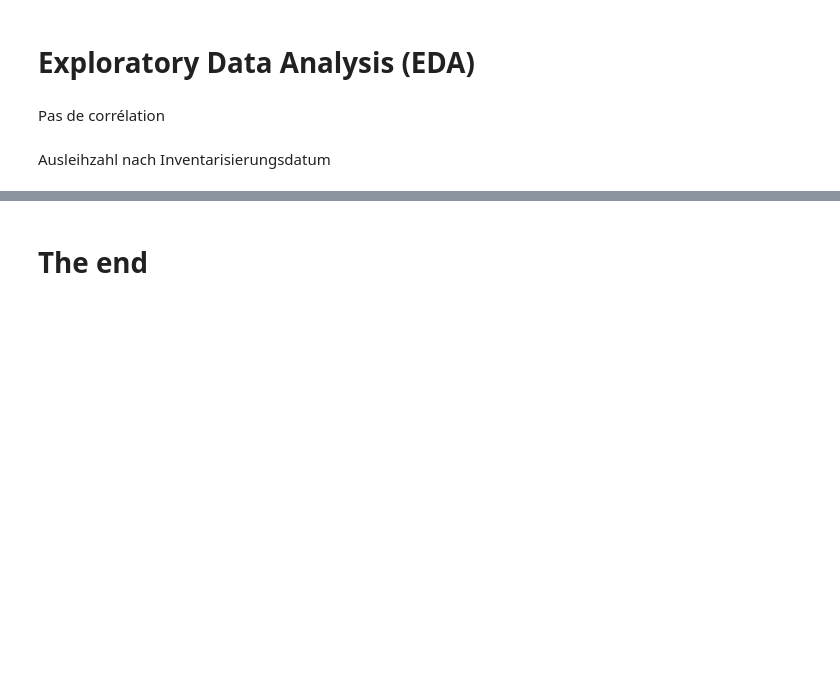
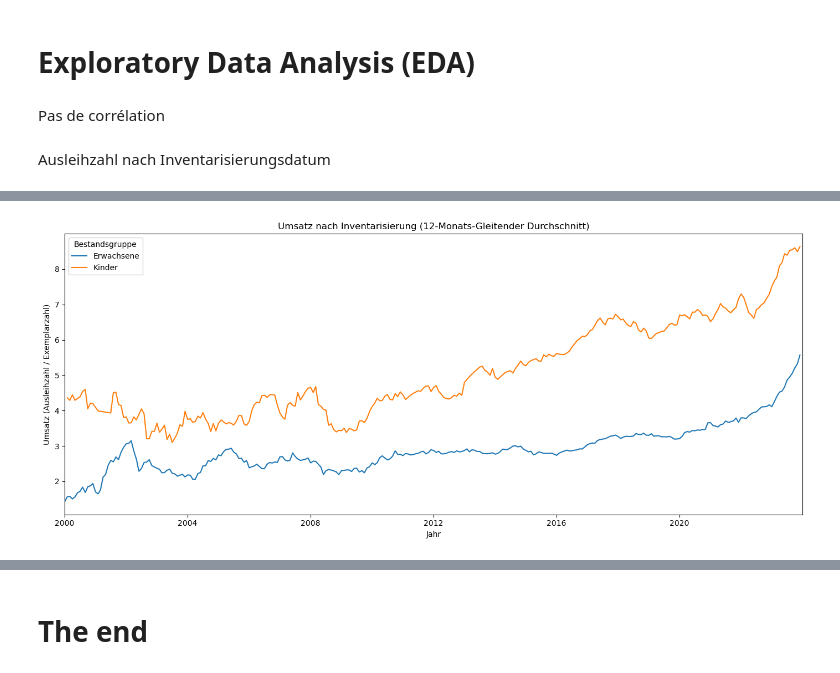
Before and after one commit to BeatriceM476/Final-project, a Jupyter notebook: BesEx_2024.ipynb, the cells around one changed output, grey strips where cells are left out. Cells and saved outputs as stored; diff of their text form; code cells hidden in the pictures; blank space fills up the shorter version.

```diff
--- a/BesEx_2024.ipynb
+++ b/BesEx_2024.ipynb
@@ -532,0 +416,27 @@ Passing `palette` without assigning `hue` is deprecated and will be removed in v
+# %%
+# Datumsgrenze setzen
+start_date = "2000-01-01"
+end_date = "2023-12-31"
+
+umsatz_monatlich_filtered = umsatz_monatlich[
+    (umsatz_monatlich["JahrMonat"] >= start_date) &
+    (umsatz_monatlich["JahrMonat"] <= end_date)
+]
+
+# Linienplot mit gefilterten Daten
+plt.figure(figsize=(14,6))
+sns.lineplot(
+    data=umsatz_monatlich_filtered,
+    x="JahrMonat",
+    y="Umsatz_roll",
+    hue="Fachst_2"
+)
+plt.title("Umsatz nach Inventarisierung (12-Monats-Gleitender Durchschnitt)")
+plt.xlabel("Jahr")
+plt.ylabel("Umsatz (Ausleihzahl / Exemplarzahl)")
+plt.legend(title="Bestandsgruppe")
+plt.xlim(pd.to_datetime(start_date), pd.to_datetime(end_date))  # Achse begrenzen
+plt.tight_layout()
+plt.show()
+# %% [output]
+[figure, added]
```
Also changed, not shown: parts of 6 cells of this notebook, 2 other files.
